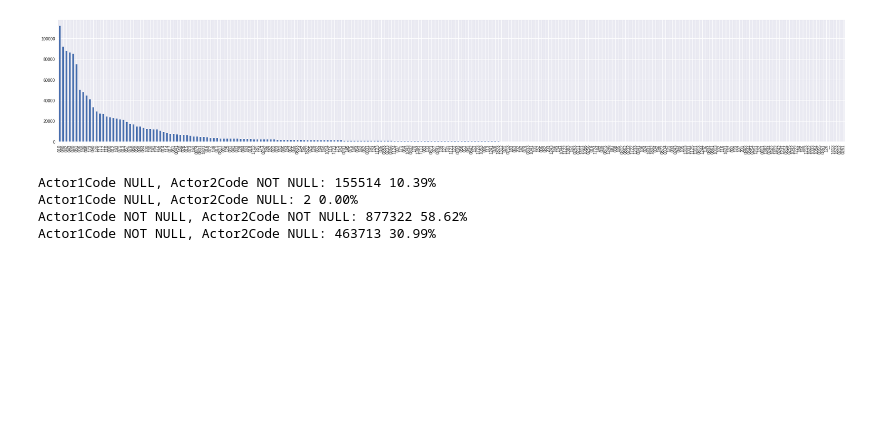
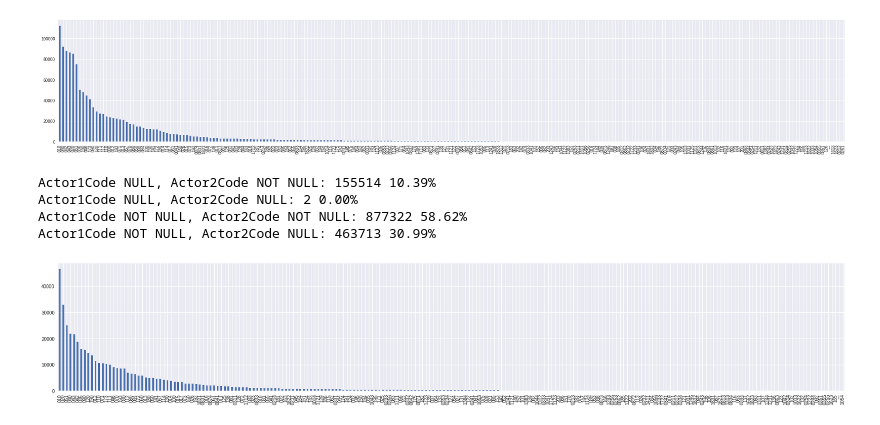
Before and after one commit to sasha-kap/Events-Analytics, a Jupyter notebook: GDELT_EDA.ipynb, the cells around one changed output. Cells and saved outputs as stored; diff of their text form; code cells hidden in the pictures; blank space fills up the shorter version.

```diff
--- a/GDELT_EDA.ipynb
+++ b/GDELT_EDA.ipynb
@@ -91,3 +91,10 @@ so slow that gsutil disables downloads of composite objects.
 Operation completed over 1 objects/689.8 MiB.
 # %% [markdown]
 ### Copy Pickle file back to Colab instance
+# %%
+import pickle
+bucket_name = 'spark-projects'
+
+!gsutil cp gs://{bucket_name}/dec19_wk1_events.pkl ./dec19_wk1_events.pkl
+
+df = pd.read_pickle("./dec19_wk1_events.pkl")
@@ -199,3 +214,10 @@ Actor1Code NULL, Actor2Code NOT NULL: 155514 10.39%
 Actor1Code NULL, Actor2Code NULL: 2 0.00%
 Actor1Code NOT NULL, Actor2Code NOT NULL: 877322 58.62%
 Actor1Code NOT NULL, Actor2Code NULL: 463713 30.99%
+# %%
+# plot frequencies of EventCode values for events when Actor1Code is NOT null and Actor2Code IS null
+plt.figure(figsize=(30,5))
+df[df.Actor1Code.notnull() & df.Actor2Code.isnull()]['EventCode'].value_counts().plot(kind="bar")
+plt.show()
+# %% [output]
+[figure, added]
```
Also changed, not shown: parts of 18 cells of this notebook.
